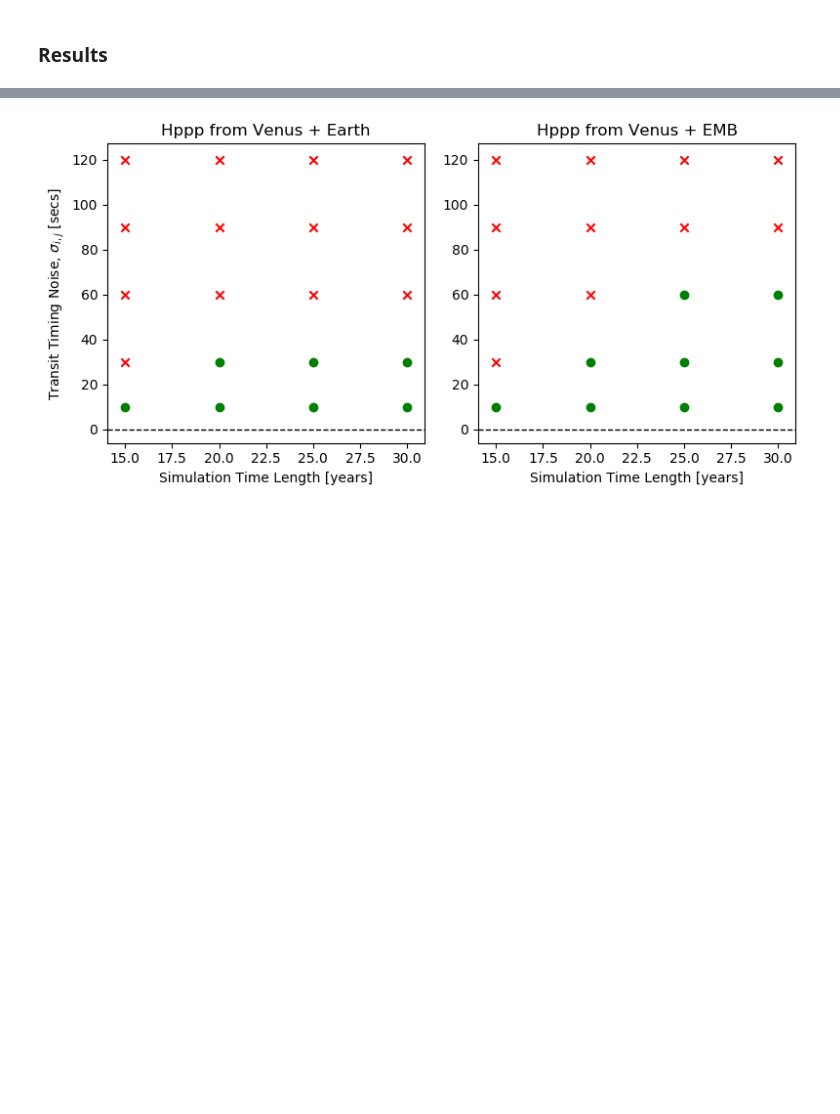
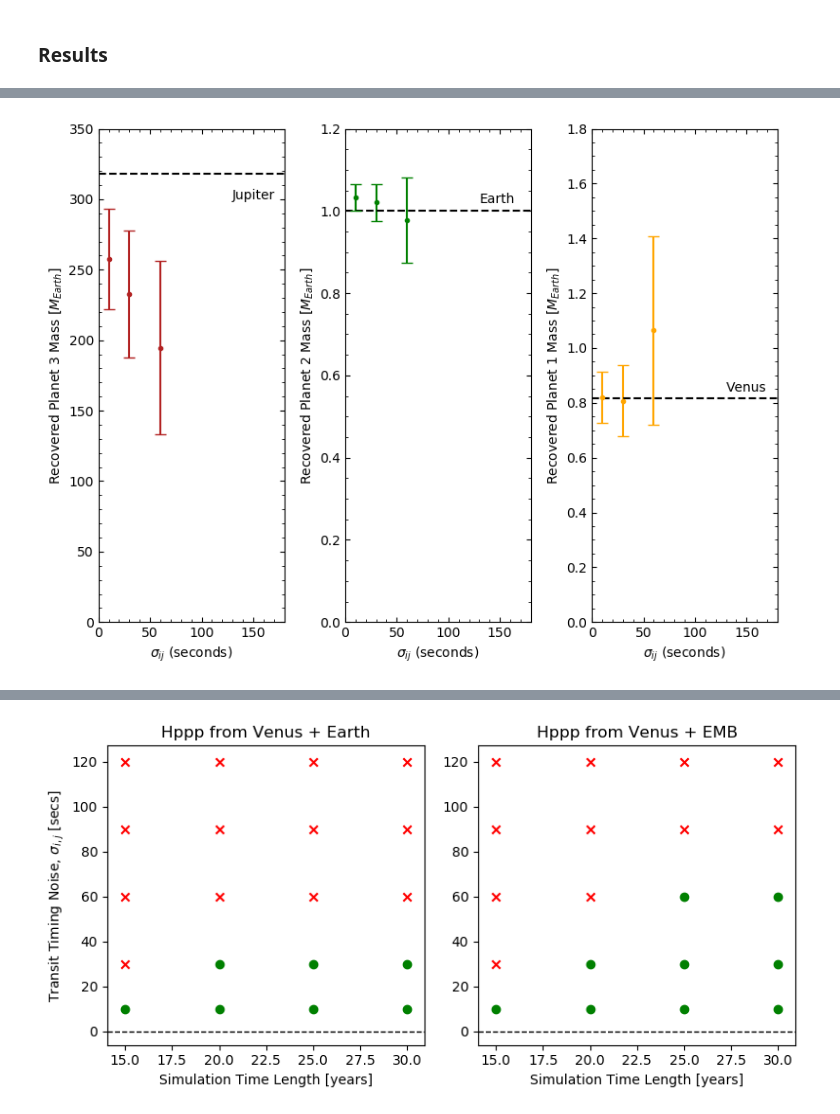
Before and after one commit to bmlindor/ttv_ss, a Jupyter notebook: runs.ipynb, the cells around one changed output, grey strips where cells are left out. Saved outputs shown, nothing was run; the diff lists cells and outputs as text; code cells hidden in the pictures; blank space fills up the shorter version.

```diff
--- a/runs.ipynb
+++ b/runs.ipynb
@@ -335,0 +140,7 @@ PyObject Text(0.5, 29.299999999999997, '$\\sigma_{i,j}$ (seconds)')
+# %%
+M10, M10_er, P10, P10_er = print_vals(10.0,30.0,"noEMB","p4")
+M30, M30_er, P30, P30_er = print_vals(30.0,30.0,"noEMB","p4")
+M60, M60_er, P60, P60_er = print_vals(60.0,30.0,"noEMB","p4")
+plot_effect(".")
+# %% [output]
+[figure, added]
```
Also changed, not shown: parts of 21 cells of this notebook, 15 other files.
